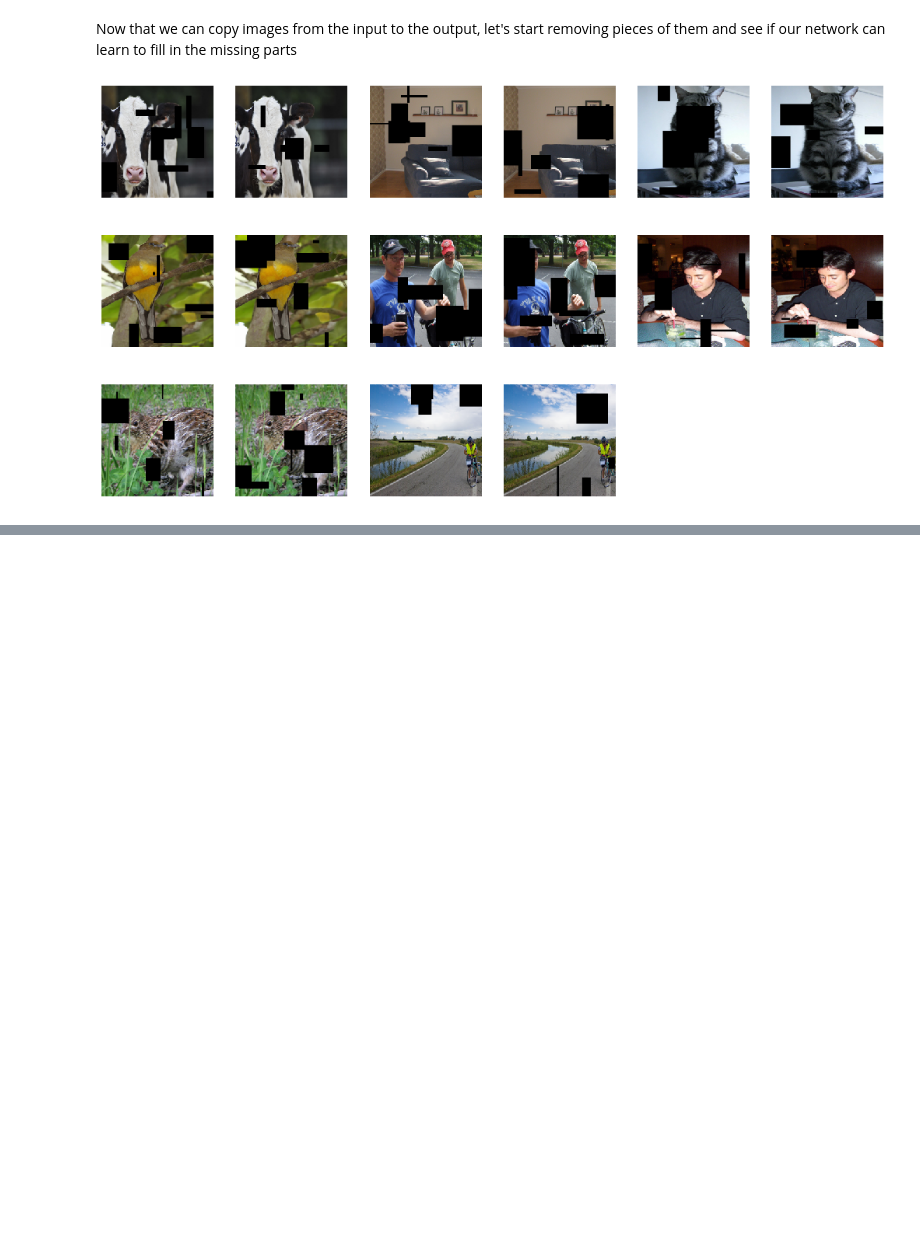
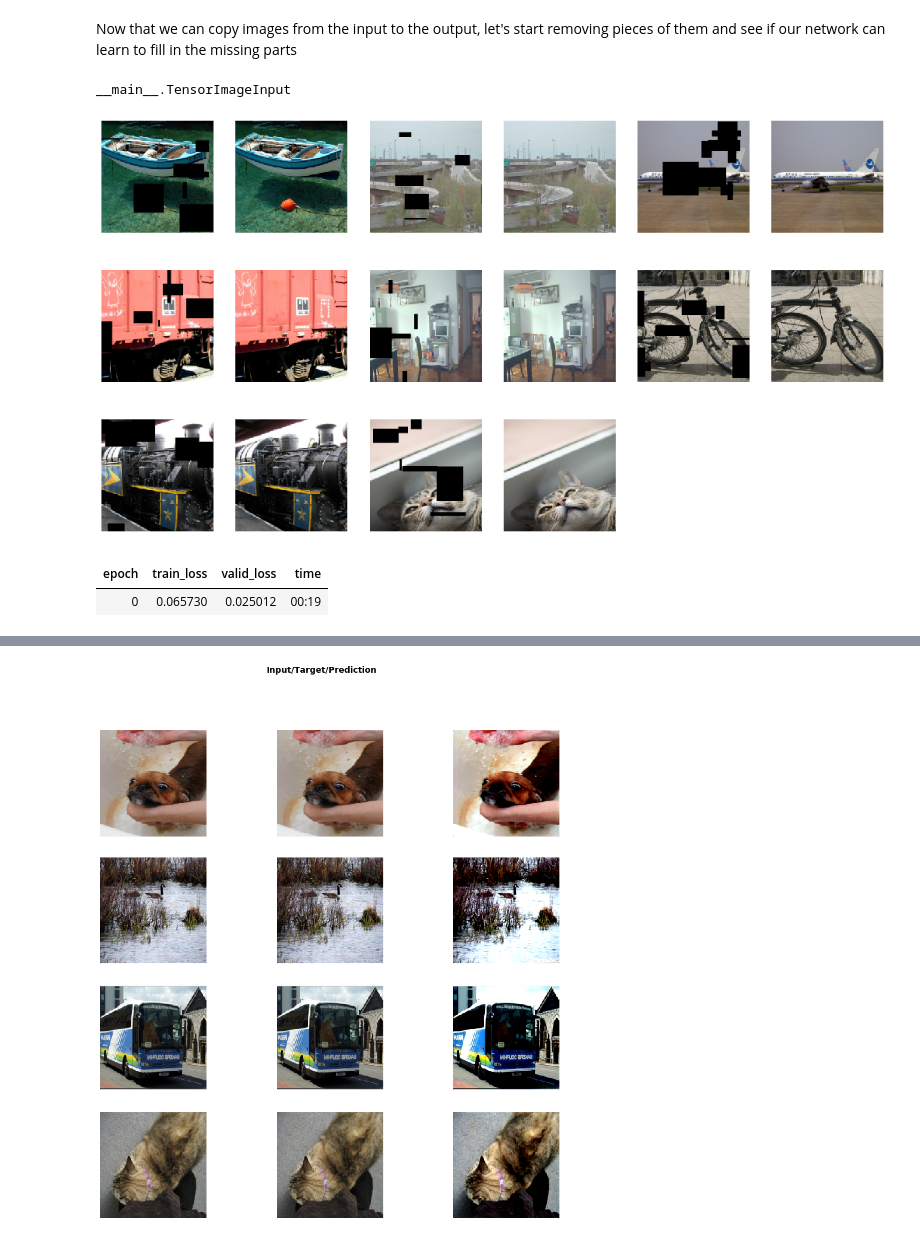
Before and after one commit to JoshVarty/SelfSupervisedLearning, a Jupyter notebook: 01_ImagePatches.ipynb, the cells around one changed output, grey strips where cells are left out. Saved outputs shown, nothing was run; the diff lists cells and outputs as text; code cells hidden in the pictures; blank space fills up the shorter version.

```diff
--- a/01_ImagePatches.ipynb
+++ b/01_ImagePatches.ipynb
@@ -91,3 +95,8 @@ Now that we can copy images from the input to the output, let's start removing p
+# %%
+class PILImageInput(PILImage): pass
+# %%
+class TensorImageInput(TensorImage): pass
+PILImageInput._tensor_cls = TensorImageInput
 # %%
 class RandomCutout(RandTransform):
     "Picks a random scaled crop of an image and resize it to `size`"
@@ -118,10 +127,15 @@ class RandomCutout(RandTransform):
             pixels[y1:y2, x1:x2, :] = 0
 
         return Image.fromarray(pixels, mode='RGB')
+# %%
+data = DataBlock(blocks=(ImageBlock(cls=PILImageInput), ImageBlock),
+                   get_items=first_thousand_images,
+                   splitter=RandomSplitter(),
+                   get_y=lambda o: o)
 # %%
 databunch = data.databunch(pascal_path/'train',
                            bs=8,
-                           item_tfms=[RandomResizedCrop(460, min_scale=0.75), RandomCutout()],
+                           item_tfms=[RandomResizedCrop(460, min_scale=0.75)],
                            batch_tfms=[*aug_transforms(size=224, max_warp=0, max_rotate=0)])
 # HACK: We're predicting pixel values, so we're just going to predict an output for each RGB channel
 databunch.vocab = ['R', 'G', 'B']
@@ -128,15 +144,22 @@ databunch.vocab = ['R', 'G', 'B']
+# %%
+type(x)
+# %% [output]
+__main__.TensorImageInput
 # %%
 # TODO: We need to apply RandomCutout ONLY to our input images (X).
 # As shown below, it's currently applied to both the input and output.
 databunch.show_batch(max_n=9)
 # %% [output]
-[figure, old version]
+[figure, new version]
 # %%
 #TODO:
 loss = MSELoss()
 learn = unet_learner(databunch, resnet34, config=unet_config(), loss_func=loss)
 # %%
 #TODO:
-learn.fit_one_cycle(5, 1e-3)
+learn.fit_one_cycle(1, 1e-2)
 learn.predict(databunch.train_ds.items[0]);
 learn.show_results(max_n=4, figsize=(15,15))
+# %% [output]
+| epoch | train_loss | valid_loss | time |
+| 0 | 0.065730 | 0.025012 | 00:19 |
@@ -142,0 +168 @@ learn.show_results(max_n=4, figsize=(15,15))
+[figure, added]
```
Also changed, not shown: parts of 5 cells of this notebook.
